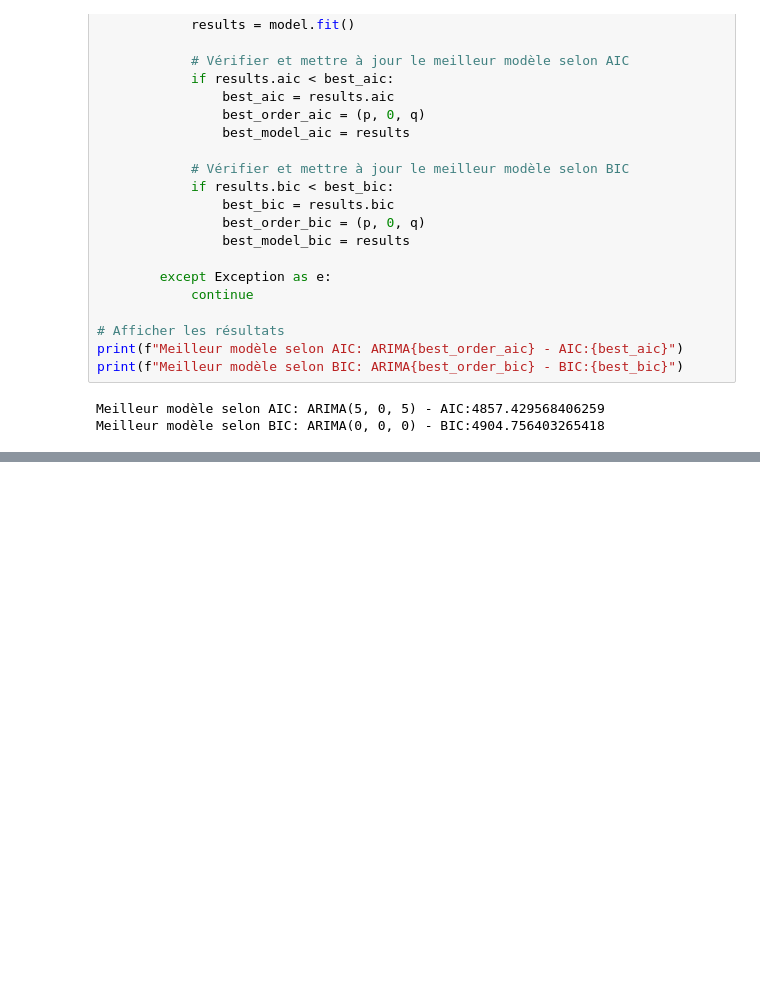
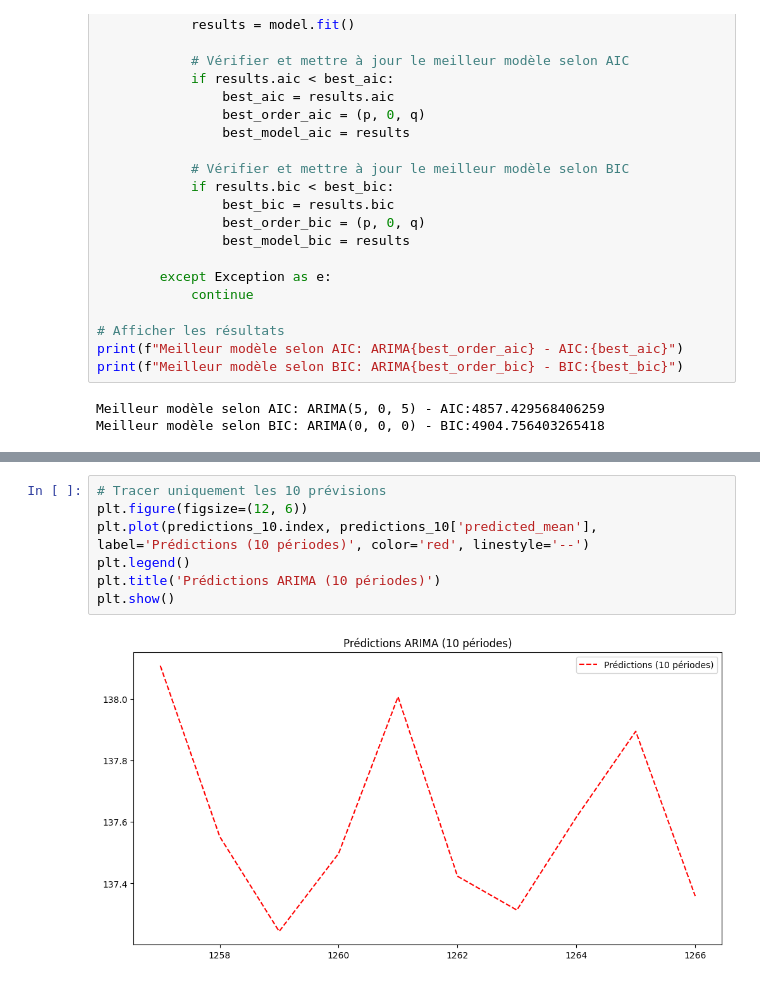
Before and after one commit to ValdesFeudjio/stock_price_prediction, a Jupyter notebook: mon_code.ipynb, the cells around one changed output, grey strips where cells are left out. Cells and saved outputs as stored; diff of their text form; blank space fills up the shorter version.

```diff
--- a/mon_code.ipynb
+++ b/mon_code.ipynb
@@ -250,0 +305,9 @@ Meilleur modèle selon BIC: ARIMA(0, 0, 0) - BIC:4904.756403265418
+# %%
+# Tracer uniquement les 10 prévisions
+plt.figure(figsize=(12, 6))
+plt.plot(predictions_10.index, predictions_10['predicted_mean'], label='Prédictions (10 périodes)', color='red', linestyle='--')
+plt.legend()
+plt.title('Prédictions ARIMA (10 périodes)')
+plt.show()
+# %% [output]
+[figure, added]
```
Also changed, not shown: parts of 4 cells of this notebook.
